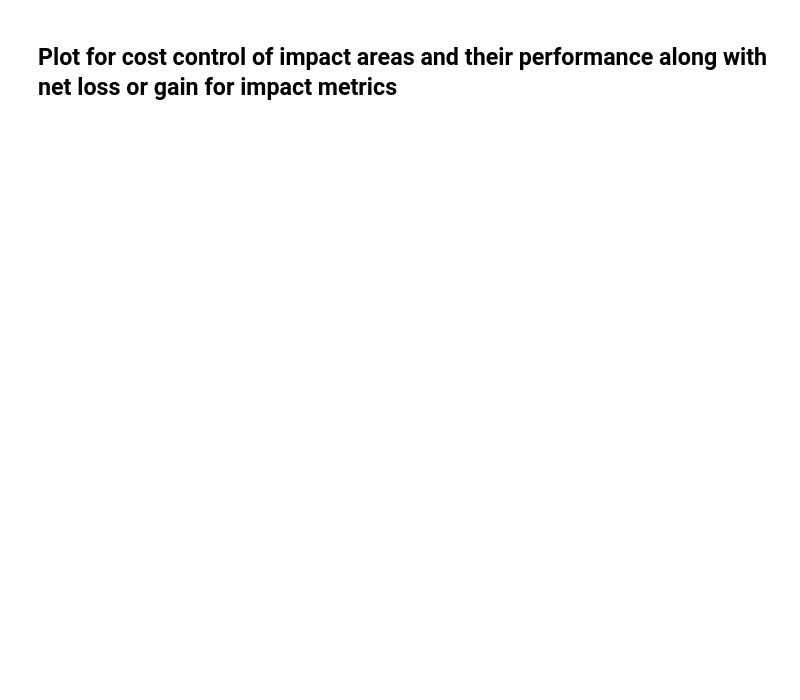
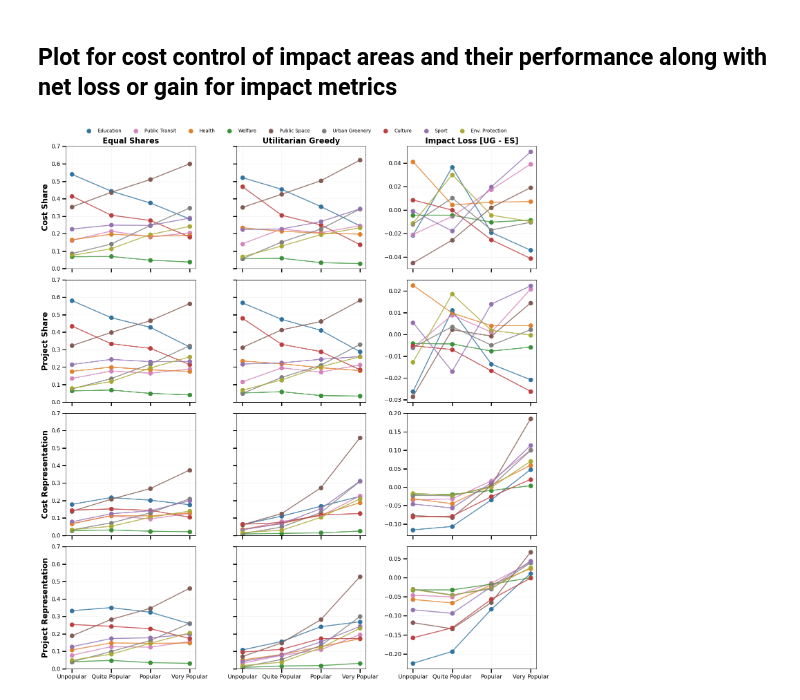
Before and after one commit to TDI-Lab/Impact-Analysis-Participatory-Budgeting, a Jupyter notebook: notebooks/popularity_control_impact_areas_performance.ipynb, the cells around one changed output. Saved outputs shown, nothing was run; the diff lists cells and outputs as text; code cells hidden in the pictures; blank space fills up the shorter version.

```diff
--- a/notebooks/popularity_control_impact_areas_performance.ipynb
+++ b/notebooks/popularity_control_impact_areas_performance.ipynb
@@ -595,11 +750,11 @@ for k, (ck, cv) in enumerate(category_title_map.items()):
 ax[0][0].set_xticks(range(len(popularity_quartile_map.keys())))
 ax[0][0].set_title('Equal Shares', fontsize=16, fontweight='bold')
 ax[0][1].set_title('Utilitarian Greedy', fontsize=16, fontweight='bold')
-ax[0][2].set_title('Impact Loss (UG - ES)', fontsize=16, fontweight='bold')
+ax[0][2].set_title('Impact Loss [UG - ES]', fontsize=16, fontweight='bold')
 ax[0][0].tick_params(axis='both', labelsize=14)
 ax[0][1].tick_params(axis='both', labelsize=14)
 ax[0][2].tick_params(axis='both', labelsize=14)
-ax[0][0].set_ylabel('Budget Share', fontsize=16, fontweight='bold')
+ax[0][0].set_ylabel('Cost Share', fontsize=16, fontweight='bold')
 ax[0][0].grid(axis='both', which='major', color='gray', alpha=0.1)
 ax[0][1].grid(axis='both', which='major', color='gray', alpha=0.1)
 ax[0][2].grid(axis='both', which='major', color='gray', alpha=0.1)
@@ -685,7 +840,7 @@ ax[1][0].set_xticks(range(len(popularity_quartile_map.keys())))
 ax[1][0].tick_params(axis='both', labelsize=14)
 ax[1][1].tick_params(axis='both', labelsize=14)
 ax[1][2].tick_params(axis='both', labelsize=14)
-ax[1][0].set_ylabel('Winning Rate', fontsize=16, fontweight='bold')
+ax[1][0].set_ylabel('Project Share', fontsize=16, fontweight='bold')
 ax[1][0].grid(axis='both', which='major', color='gray', alpha=0.1)
 ax[1][1].grid(axis='both', which='major', color='gray', alpha=0.1)
 ax[1][2].grid(axis='both', which='major', color='gray', alpha=0.1)
@@ -869,30 +1024,32 @@ ax[3][2].grid(axis='both', which='major', color='gray', alpha=0.1)
 ax[0][0].set_ylim([0, 0.7])
 ax[0][1].set_ylim([0, 0.7])
 ax[0][1].set_yticklabels([])
 
 ax[1][0].set_ylim([0, 0.7])
 ax[1][1].set_ylim([0, 0.7])
 ax[1][1].set_yticklabels([])
 
 ax[2][0].set_ylim([0, 0.7])
 ax[2][1].set_ylim([0, 0.7])
 ax[2][1].set_yticklabels([])
 
 ax[3][0].set_ylim([0, 0.7])
 ax[3][1].set_ylim([0, 0.7])
 ax[3][1].set_yticklabels([])
 
 # set y-ticks size
 for i in range(4):
     for j in range(3):
         ax[i][j].tick_params(axis='both', length=8, width=2, labelsize=12)
 
 # Customize legend
 handles, labels = ax[3][2].get_legend_handles_labels()
 
 # Create legend outside of the main plot
 fig.legend(handles, labels, loc='lower center', bbox_to_anchor=(0.5, 0.99), ncols=9, frameon=False)
 ## end of fourth plot; project representation
 
 plt.tight_layout()
 plt.show()
+# %% [output]
+[figure, added]
```
Also changed, not shown: parts of 15 cells of this notebook.
